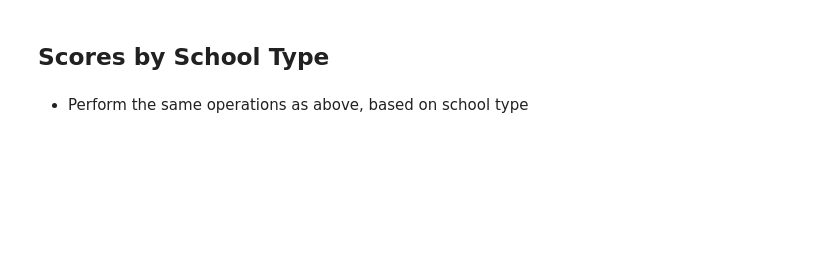
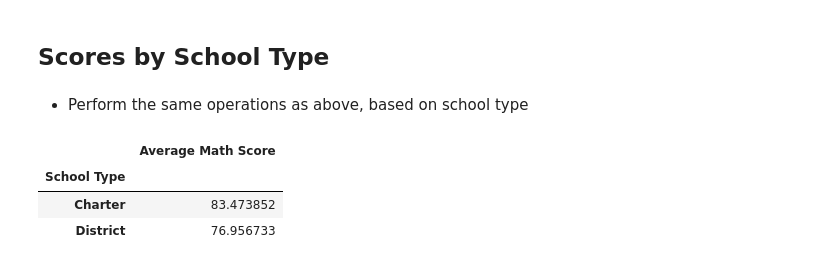
Before and after one commit to harish-hyperDev/pandas-challenge, a Jupyter notebook: PyCitySchools/PyCitySchools-Analysis.ipynb, the cells around one changed output. Saved outputs shown, nothing was run; the diff lists cells and outputs as text; code cells hidden in the pictures; blank space fills up the shorter version.

```diff
--- a/PyCitySchools/PyCitySchools-Analysis.ipynb
+++ b/PyCitySchools/PyCitySchools-Analysis.ipynb
@@ -600,4 +630,17 @@ school_spend_category_df
 ## Scores by School Type
 # %% [markdown]
 * Perform the same operations as above, based on school type
+# %%
+school_scores_df = school_summary_df
+
+'''
+school_size_df['Total School Size'] = school_data_complete.groupby('school_name').size()
+school_size_df['School Size'] = school_spend_category_df['Total School Size'].apply(lambda x: get_school_size(x))
+'''
+school_scores_df.groupby("School Type")[['Average Math Score', 'Average Reading Score', '% Passing Math', '% Pasing Reading']].mean()
+# %% [output]
+|  | Average Math Score |
+| School Type |  |
+| Charter | 83.473852 |
+| District | 76.956733 |
 # %%
```
Also changed, not shown: parts of 6 cells of this notebook, 1 other file.
